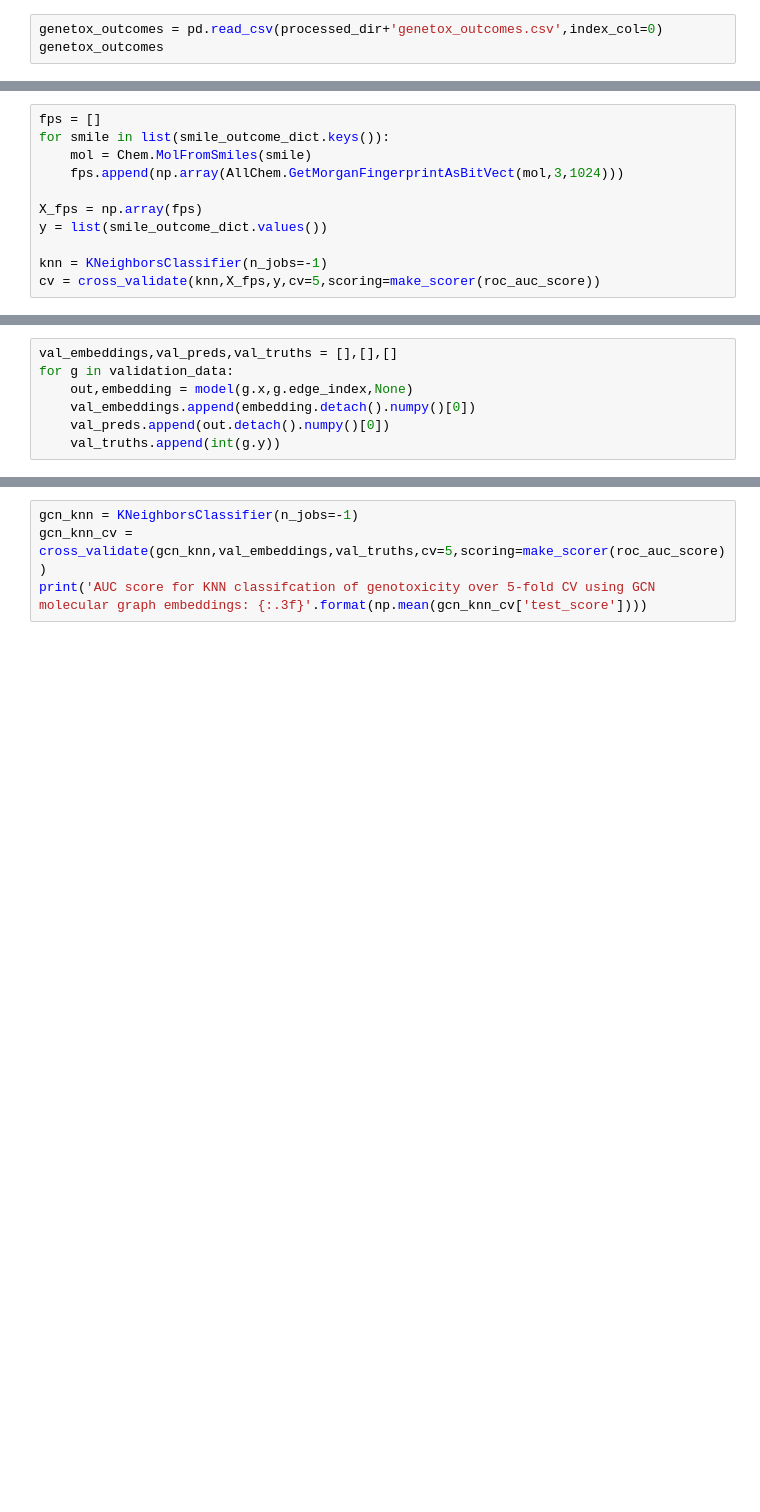
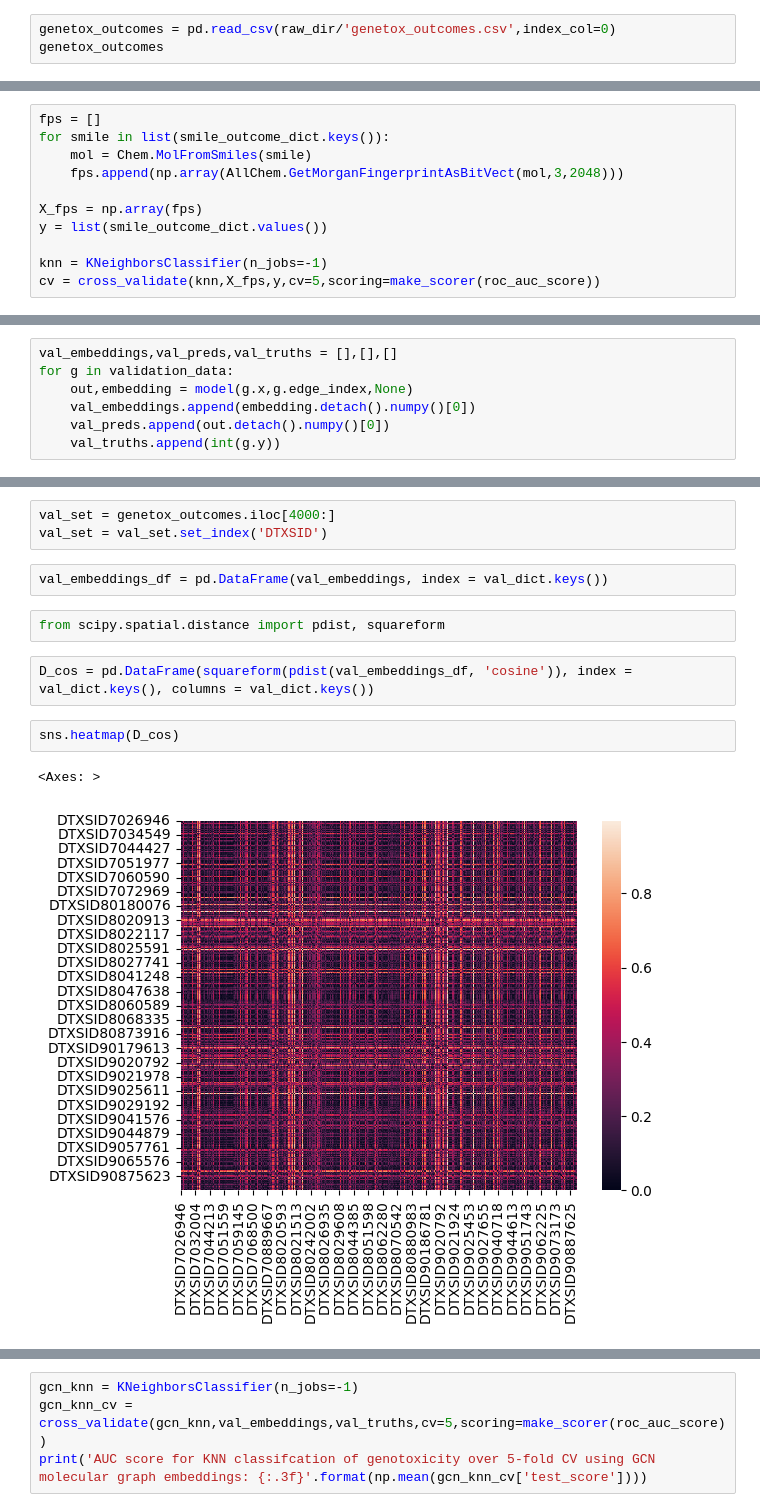
Before and after one commit to patlewig/metgraph_survey, a Jupyter notebook: notebooks/04-GCN_Embeddings.ipynb, the cells around one changed output, grey strips where cells are left out. Cells and saved outputs as stored; diff of their text form; blank space fills up the shorter version.

```diff
--- a/notebooks/04-GCN_Embeddings.ipynb
+++ b/notebooks/04-GCN_Embeddings.ipynb
@@ -25,5 +27,5 @@ figures_dir = TOP + 'reports/figures/'
 # %%
-genetox_outcomes = pd.read_csv(processed_dir+'genetox_outcomes.csv',index_col=0)
+genetox_outcomes = pd.read_csv(raw_dir/'genetox_outcomes.csv',index_col=0)
 genetox_outcomes
 # %% [output]
 |  | DTXSID | outcome | SMILES |
@@ -46,7 +48,7 @@ smile_outcome_dict = dict(zip(list(genetox_outcomes.SMILES),list(genetox_outcome
 fps = []
 for smile in list(smile_outcome_dict.keys()):
     mol = Chem.MolFromSmiles(smile)
-    fps.append(np.array(AllChem.GetMorganFingerprintAsBitVect(mol,3,1024)))
+    fps.append(np.array(AllChem.GetMorganFingerprintAsBitVect(mol,3,2048)))
 
 X_fps = np.array(fps)
 y = list(smile_outcome_dict.values())
@@ -294,0 +330,14 @@ for g in validation_data:
+# %%
+val_set = genetox_outcomes.iloc[4000:]
+val_set = val_set.set_index('DTXSID')
+# %%
+val_embeddings_df = pd.DataFrame(val_embeddings, index = val_dict.keys())
+# %%
+from scipy.spatial.distance import pdist, squareform
+# %%
+D_cos = pd.DataFrame(squareform(pdist(val_embeddings_df, 'cosine')), index = val_dict.keys(), columns = val_dict.keys())
+# %%
+sns.heatmap(D_cos)
+# %% [output]
+<Axes: >
+[figure, added]
```
Also changed, not shown: parts of 17 cells of this notebook, 58 other files.
